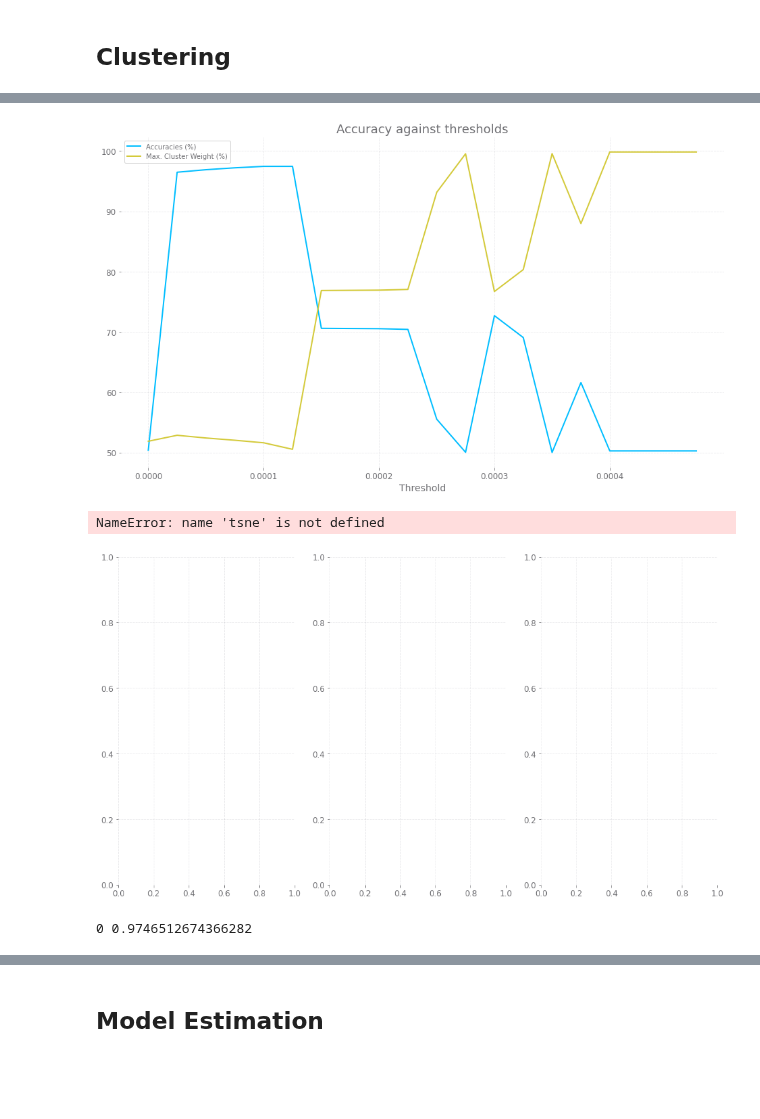
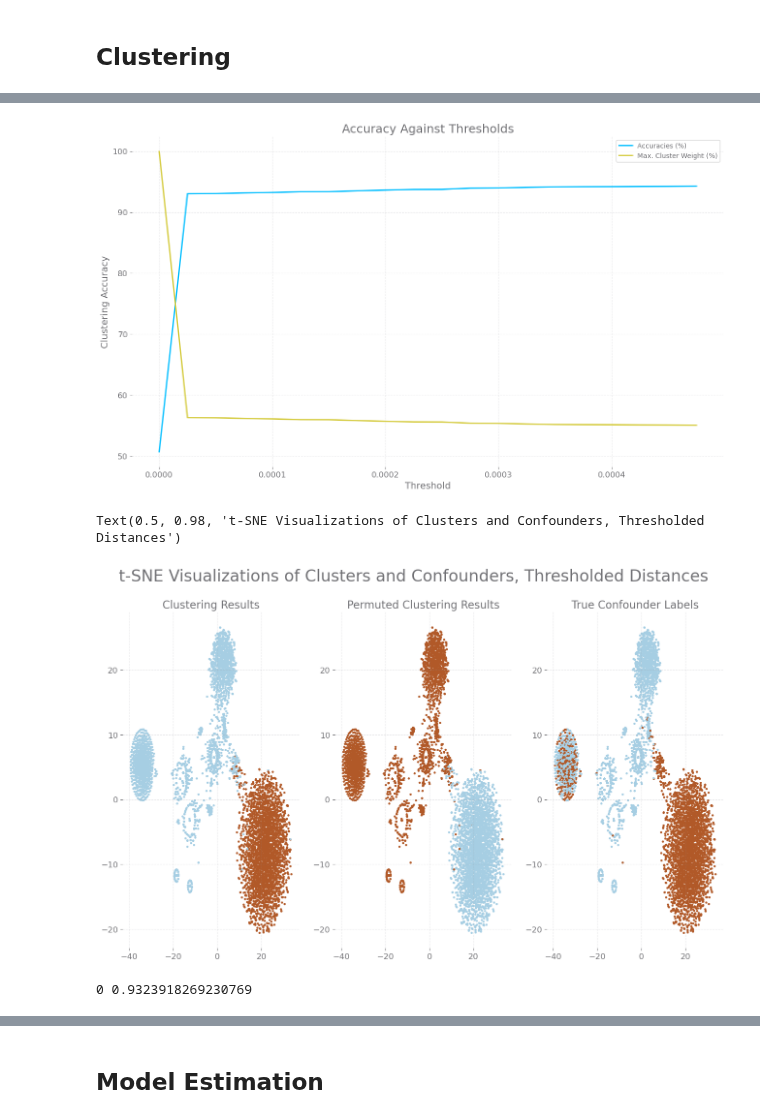
Before and after one commit to hetankevin/off-policy, a Jupyter notebook: mcmix/MixMDP.ipynb, the cells around one changed output, grey strips where cells are left out. Drawn from its saved outputs; the diff is of its cells as text; code cells hidden in the pictures; blank space fills up the shorter version.

```diff
--- a/mcmix/MixMDP.ipynb
+++ b/mcmix/MixMDP.ipynb
@@ -84,7 +84,7 @@ envs = []
 horizon = 100 #18
 #, slip = 0.04, confound_weight=0.6
 pi_b, P, R, x_dist, u_dist, gamma = confound_env.gridworld_opetools(horizon = horizon, slip = 0.04,
-                                                                    confound_weight=0.1, small=False, soft=True)
+                                                                    confound_weight=0.6, small=True, soft=True)
 #R = -1*R
 gridworld = confound_mdp.ConfoundMDP(P, R, x_dist, u_dist, gamma)
 
@@ -313,6 +276,6 @@ hs = np.array([geth(onehotsaclust[:,omegaone,:,:],
                                    onehotspclust[:,omegatwo,:])])
 
 statmns = computeStat(hs,
-                      eigvecsa, numpy=False, smalldata=False, device=device, proj=True)
+                      eigvecsa, numpy=True, smalldata=False, device=device, proj=True)
 statmns.shape
 # %% [output]
@@ -350,31 +313,31 @@ plt.imshow(1-m)
 clusterDiagnostics(statmns, K=K, labels=confounders[sz:, 0],
                    lo=0, hi=0.0005, step=0.000025) #0,0.01, 0.0001
 # %% [output]
-[figure, old version]
+[figure, new version]
 # %%
 tsne = sklearn.manifold.TSNE(n_components=2, perplexity=5.0,
                              metric='precomputed').fit_transform(statmns) #1-(statmns2 < 0.002)
 # %%
 clusterlabs = sklearn.cluster.spectral_clustering((statmns < 0.0001).astype(int), n_clusters=K,
                                                      assign_labels='kmeans')
 fig, axes = plt.subplots(nrows=1, ncols=3, figsize=((16,9)))
 axes[0].scatter(tsne[:,0], tsne[:,1], c=clusterlabs, cmap='Paired', s=5)
 axes[1].scatter(tsne[:,0], tsne[:,1], c=1-clusterlabs, cmap='Paired', s=5)
-axes[2].scatter(tsne[:,0], tsne[:,1], c=labels[sz:2*sz], cmap='Paired', s=5)
+axes[2].scatter(tsne[:,0], tsne[:,1], c=labels[sz:], cmap='Paired', s=5)
 axes[0].set_title('Clustering Results', fontsize=16)
 axes[1].set_title('Permuted Clustering Results', fontsize=16)
 axes[2].set_title('True Confounder Labels', fontsize=16)
 fig.suptitle('t-SNE Visualizations of Clusters and Confounders, Thresholded Distances', fontsize=24)
 # %% [output]
-NameError: name 'tsne' is not defined
+Text(0.5, 0.98, 't-SNE Visualizations of Clusters and Confounders, Thresholded Distances')
-[figure, old version]
+[figure, new version]
 # %%
 permutation = np.argmax([np.mean(clusterlabs == confounders[sz:, 0]),
                     np.mean(clusterlabs != confounders[sz:, 0])])
 print(permutation, np.max([np.mean(clusterlabs == confounders[sz:, 0]),
                     np.mean(clusterlabs != confounders[sz:, 0])]))
 # %% [output]
-0 0.9746512674366282
+0 0.9323918269230769
 # %%
 plt.hist(clusterlabs)
 # %% [output]
```
Also changed, not shown: parts of 44 cells of this notebook, 13 other files.
